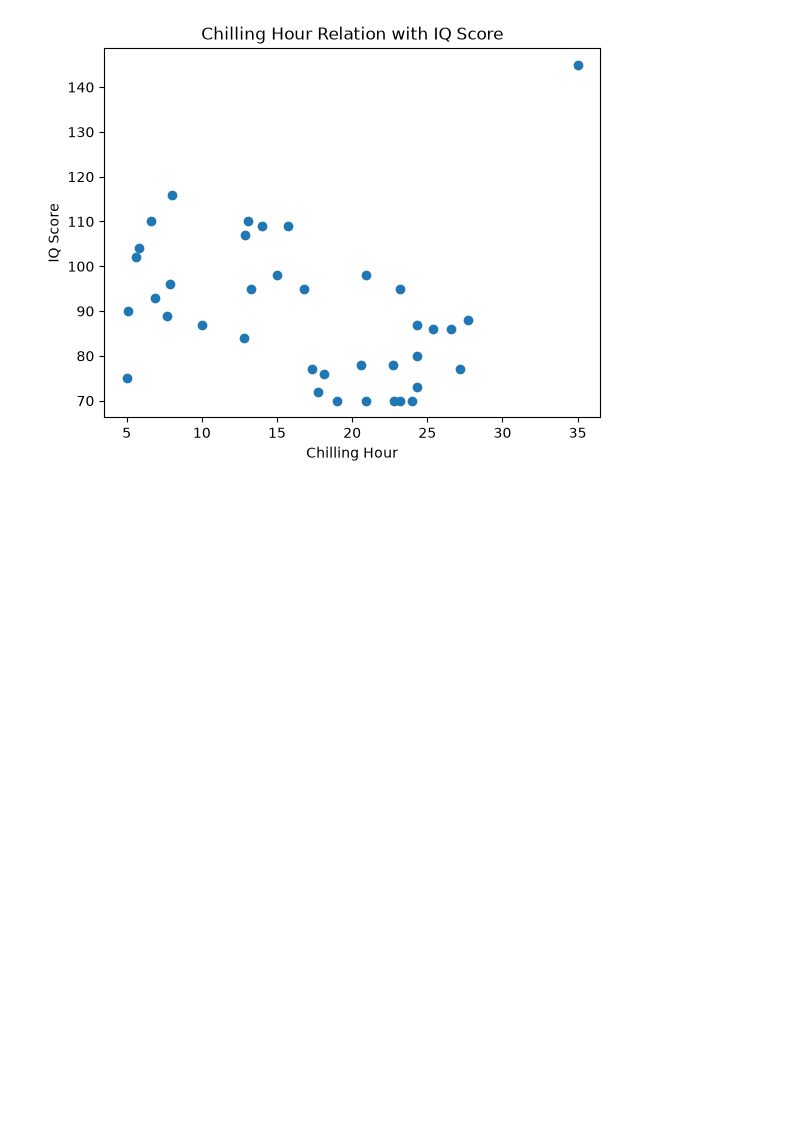
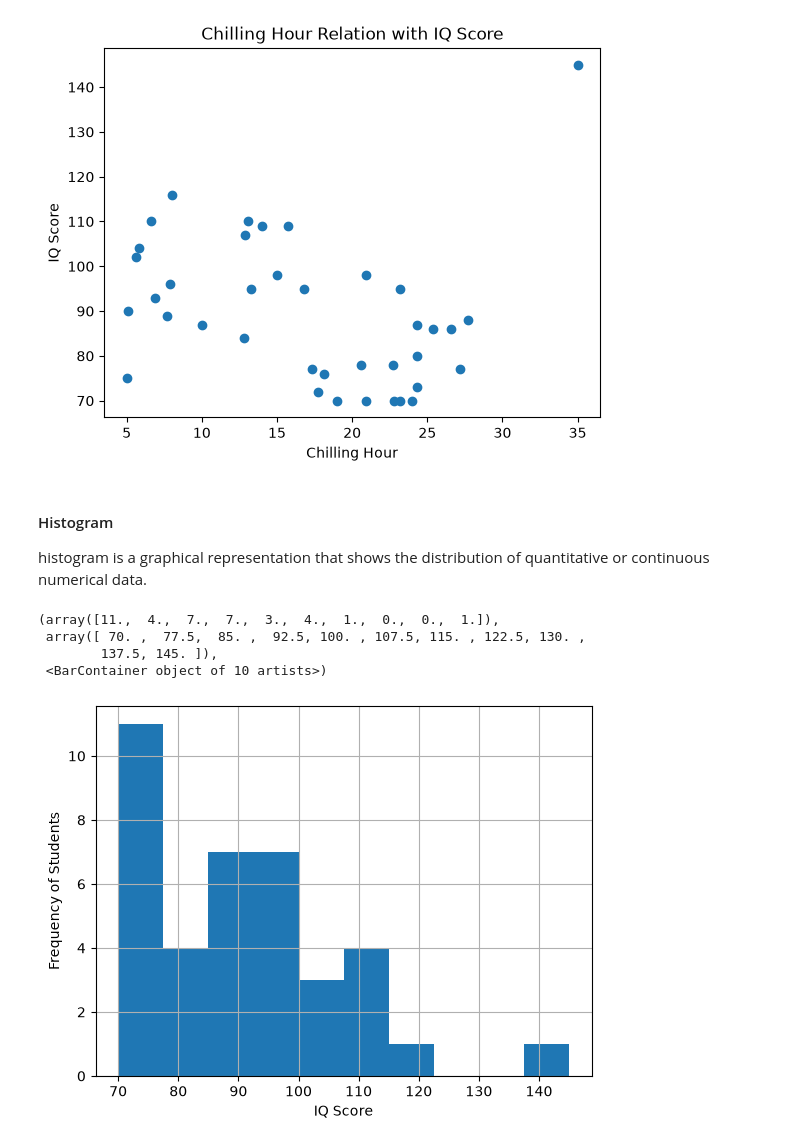
Before and after one commit to thisisyourfahi/phitron-ai-prog-with-python, a Jupyter notebook: module-15/matplotlib-basics.ipynb, the cells around one changed output. Drawn from its saved outputs; the diff is of its cells as text; code cells hidden in the pictures; blank space fills up the shorter version.

```diff
--- a/module-15/matplotlib-basics.ipynb
+++ b/module-15/matplotlib-basics.ipynb
@@ -179,3 +179,19 @@ plt.scatter(students['Chilling_Hours'], students['IQ_Score'])
 # %% [output]
 <matplotlib.collections.PathCollection at 0x...>
 [figure]
+# %% [markdown]
+#### Histogram
+histogram is a graphical representation that shows the distribution of quantitative or continuous numerical data.
+# %%
+# frequency of iq score
+
+plt.xlabel('IQ Score')
+plt.ylabel('Frequency of Students')
+plt.grid()
+plt.hist(students['IQ_Score'])
+# %% [output]
+(array([11.,  4.,  7.,  7.,  3.,  4.,  1.,  0.,  0.,  1.]),
+ array([ 70. ,  77.5,  85. ,  92.5, 100. , 107.5, 115. , 122.5, 130. ,
+        137.5, 145. ]),
+ <BarContainer object of 10 artists>)
+[figure, added]
```
Also changed, not shown: parts of 13 cells of this notebook, 1 other file.
